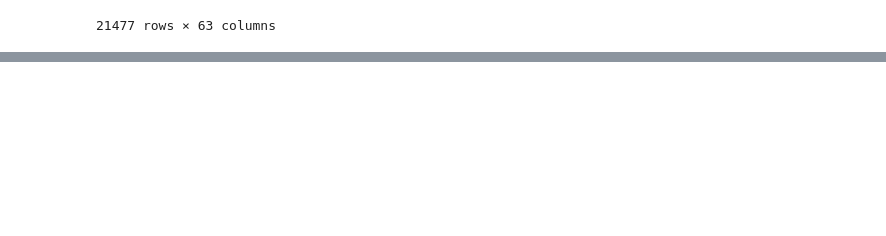
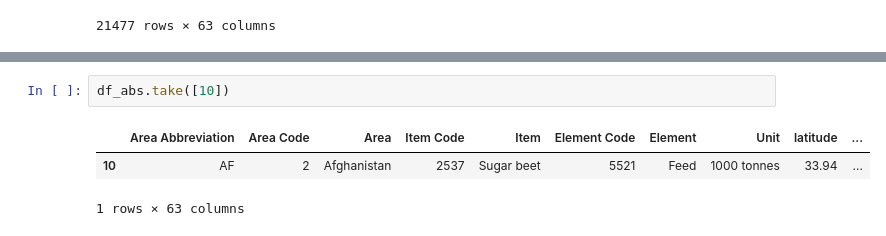
Before and after one commit to wlsejun/machineLearning, a Jupyter notebook: pandas/practice.ipynb, the cells around one changed output, grey strips where cells are left out. Cells and saved outputs as stored; diff of their text form; blank space fills up the shorter version.

```diff
--- a/pandas/practice.ipynb
+++ b/pandas/practice.ipynb
@@ -142,0 +166,6 @@ df_abs
+# %%
+df_abs.take([10])
+# %% [output]
+|  | Area Abbreviation | Area Code | Area | Item Code | Item | Element Code | Element | Unit | latitude | ... |
+| 10 | AF | 2 | Afghanistan | 2537 | Sugar beet | 5521 | Feed | 1000 tonnes | 33.94 | ... |
+1 rows × 63 columns
```
Also changed, not shown: parts of 3 cells of this notebook.
